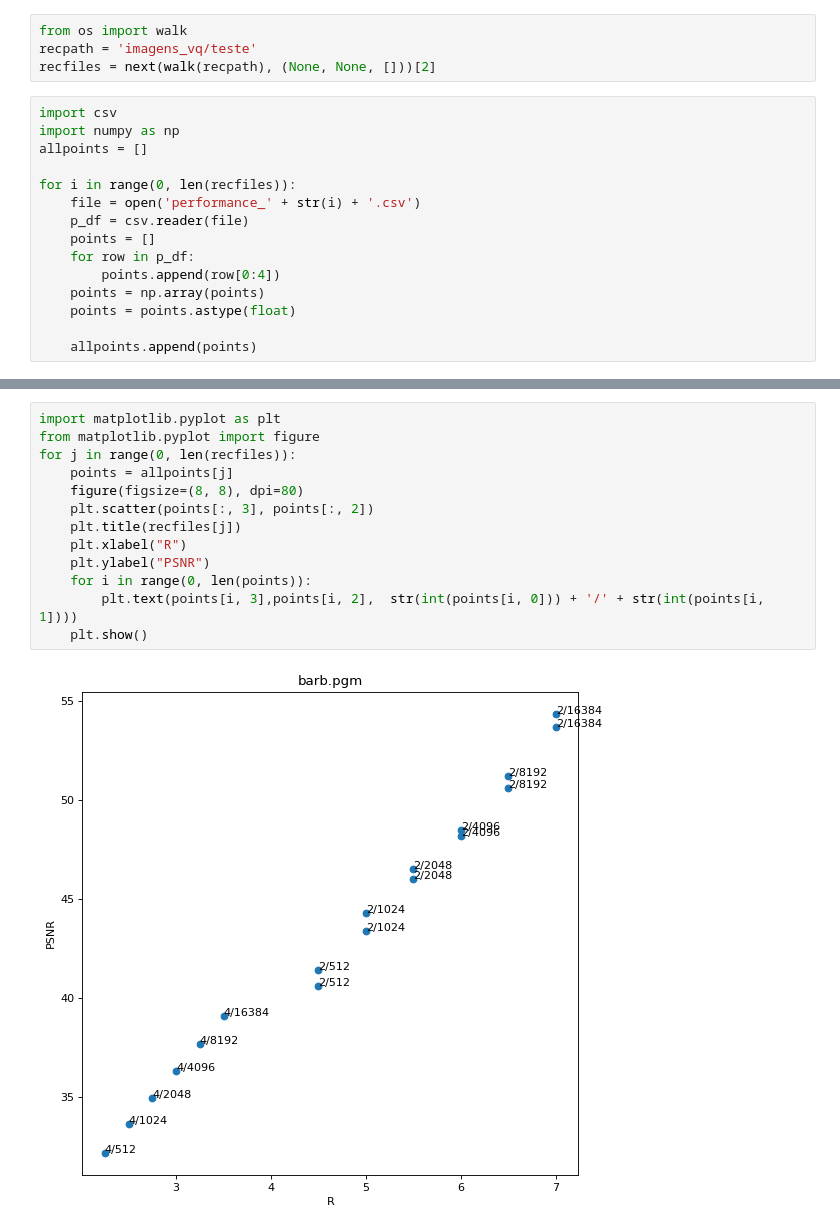
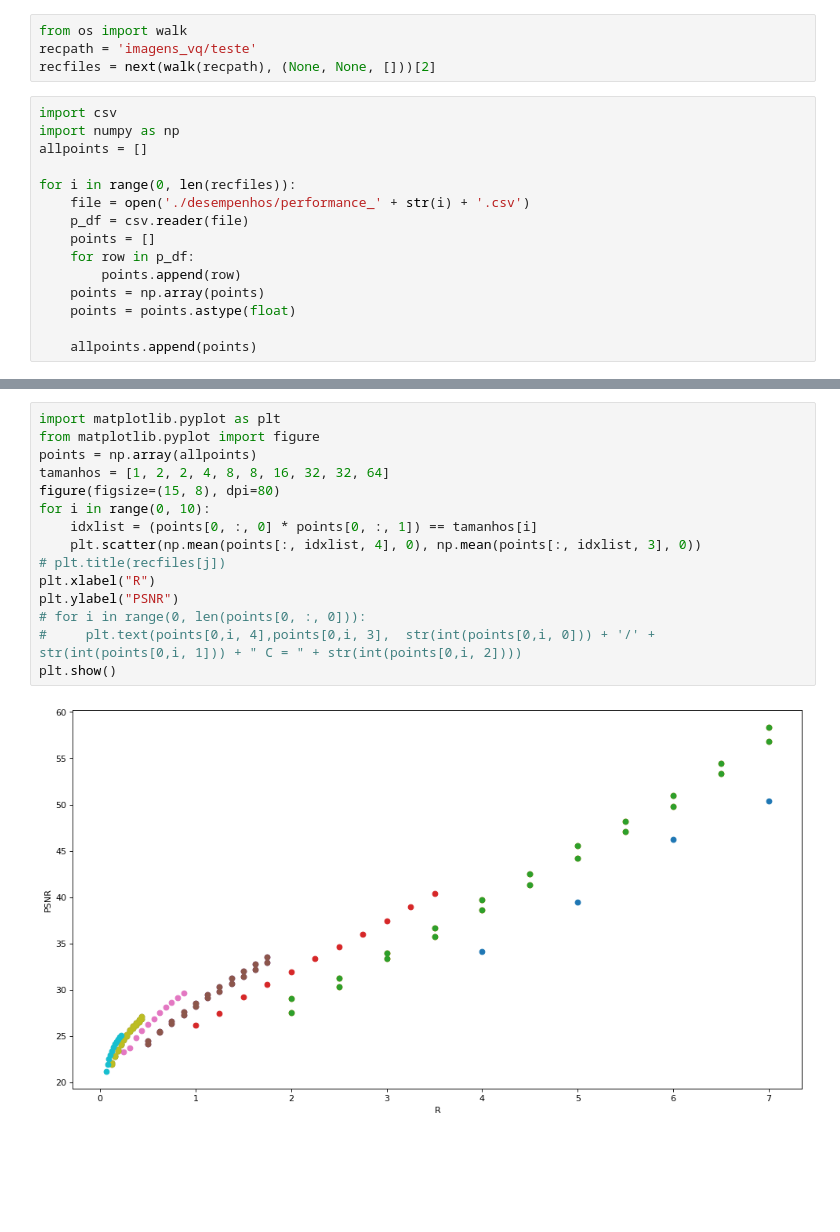
Before and after one commit to VRavaglia/Compressao-de-Imagens, a Jupyter notebook: VQ/Performance.ipynb, the cells around one changed output, grey strips where cells are left out. Saved outputs shown, nothing was run; the diff lists cells and outputs as text; blank space fills up the shorter version.

```diff
--- a/VQ/Performance.ipynb
+++ b/VQ/Performance.ipynb
@@ -8,11 +8,11 @@ import numpy as np
 allpoints = []
 
 for i in range(0, len(recfiles)):
-    file = open('performance_' + str(i) + '.csv')
+    file = open('./desempenhos/performance_' + str(i) + '.csv')
     p_df = csv.reader(file)
     points = []
     for row in p_df:
-        points.append(row[0:4])
+        points.append(row)
     points = np.array(points)
     points = points.astype(float)
 
@@ -20,15 +34,17 @@ for i in range(0, len(recfiles)):
 # %%
 import matplotlib.pyplot as plt
 from matplotlib.pyplot import figure
-for j in range(0, len(recfiles)):
-    points = allpoints[j]
-    figure(figsize=(8, 8), dpi=80)
-    plt.scatter(points[:, 3], points[:, 2])
-    plt.title(recfiles[j])
-    plt.xlabel("R")
-    plt.ylabel("PSNR")
-    for i in range(0, len(points)):
-        plt.text(points[i, 3],points[i, 2],  str(int(points[i, 0])) + '/' + str(int(points[i, 1])))
-    plt.show()
+points = np.array(allpoints)
+tamanhos = [1, 2, 2, 4, 8, 8, 16, 32, 32, 64]
+figure(figsize=(15, 8), dpi=80)
+for i in range(0, 10):
+    idxlist = (points[0, :, 0] * points[0, :, 1]) == tamanhos[i]
+    plt.scatter(np.mean(points[:, idxlist, 4], 0), np.mean(points[:, idxlist, 3], 0))
+# plt.title(recfiles[j])
+plt.xlabel("R")
+plt.ylabel("PSNR")
+# for i in range(0, len(points[0, :, 0])):
+#     plt.text(points[0,i, 4],points[0,i, 3],  str(int(points[0,i, 0])) + '/' + str(int(points[0,i, 1])) + " C = " + str(int(points[0,i, 2])))
+plt.show()
 # %% [output]
-[figure, old version]
+[figure, new version]
```
Also changed, not shown: parts of 3 cells of this notebook, 26 other files.
